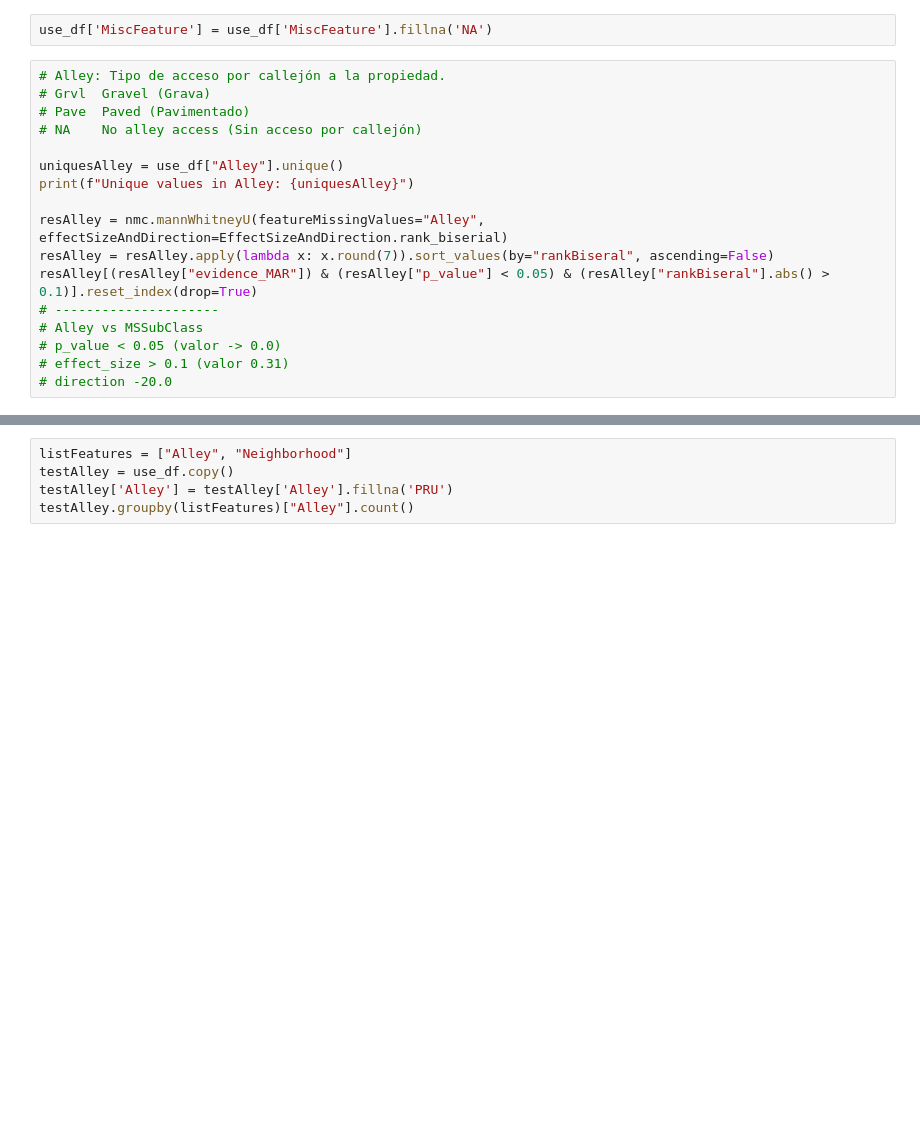
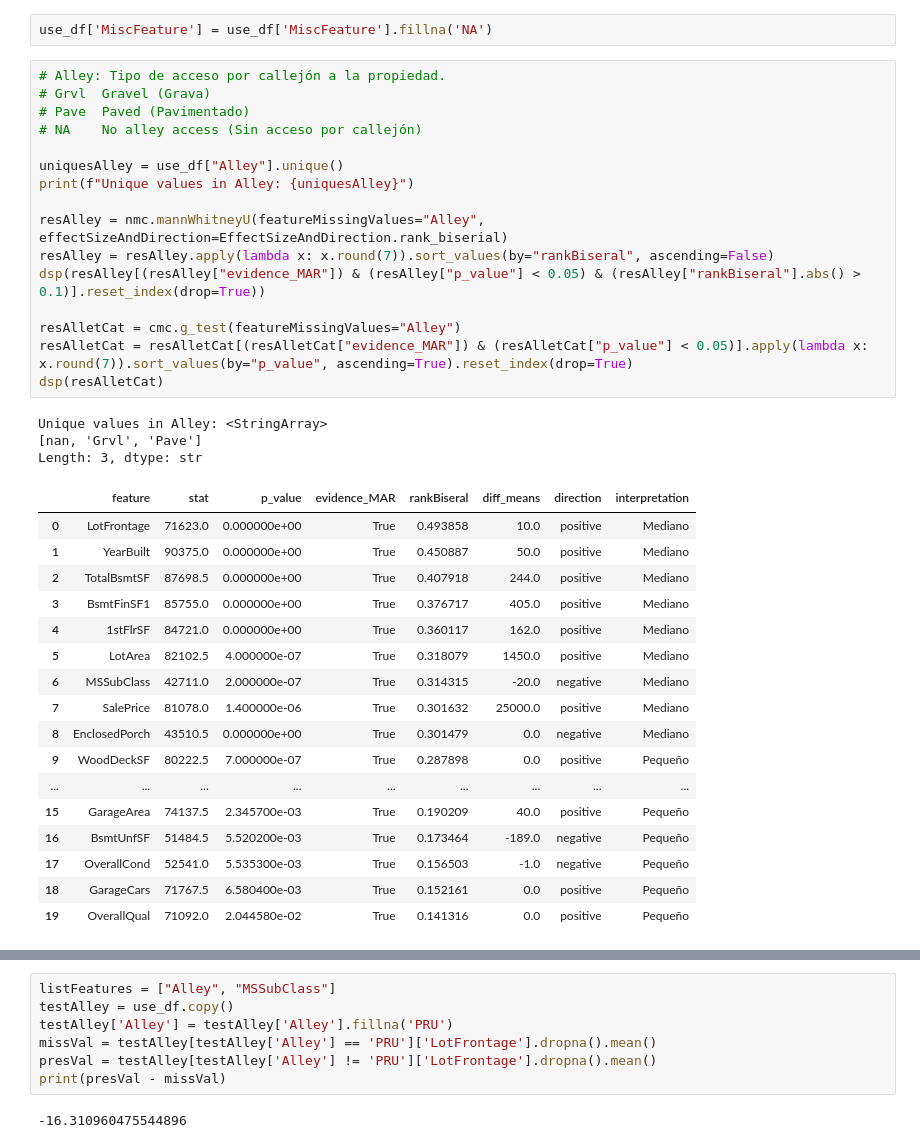
Before and after one commit to Albe036/ML-house-prices, a Jupyter notebook: notebooks_opt/missing_values.ipynb, the cells around one changed output, grey strips where cells are left out. Cells and saved outputs as stored; diff of their text form; blank space fills up the shorter version.

```diff
--- a/notebooks_opt/missing_values.ipynb
+++ b/notebooks_opt/missing_values.ipynb
@@ -82,17 +139,37 @@ use_df['MiscFeature'] = use_df['MiscFeature'].fillna('NA')
 # %%
 # Alley: Tipo de acceso por callejón a la propiedad.
 # Grvl	Gravel (Grava)
 # Pave	Paved (Pavimentado)
 # NA 	No alley access (Sin acceso por callejón)
 
 uniquesAlley = use_df["Alley"].unique()
 print(f"Unique values in Alley: {uniquesAlley}")
 
 resAlley = nmc.mannWhitneyU(featureMissingValues="Alley",  effectSizeAndDirection=EffectSizeAndDirection.rank_biserial)
 resAlley = resAlley.apply(lambda x: x.round(7)).sort_values(by="rankBiseral", ascending=False)
-resAlley[(resAlley["evidence_MAR"]) & (resAlley["p_value"] < 0.05) & (resAlley["rankBiseral"].abs() > 0.1)].reset_index(drop=True)
-# ---------------------
-# Alley vs MSSubClass
-# p_value < 0.05 (valor -> 0.0)
-# effect_size > 0.1 (valor 0.31)
-# direction -20.0
+dsp(resAlley[(resAlley["evidence_MAR"]) & (resAlley["p_value"] < 0.05) & (resAlley["rankBiseral"].abs() > 0.1)].reset_index(drop=True))
+
+resAlletCat = cmc.g_test(featureMissingValues="Alley")
+resAlletCat = resAlletCat[(resAlletCat["evidence_MAR"]) & (resAlletCat["p_value"] < 0.05)].apply(lambda x: x.round(7)).sort_values(by="p_value", ascending=True).reset_index(drop=True)
+dsp(resAlletCat)
+# %% [output]
+Unique values in Alley: <StringArray>
+[nan, 'Grvl', 'Pave']
+Length: 3, dtype: str
+|  | feature | stat | p_value | evidence_MAR | rankBiseral | diff_means | direction | interpretation |
+| 0 | LotFrontage | 71623.0 | 0.000000e+00 | True | 0.493858 | 10.0 | positive | Mediano |
+| 1 | YearBuilt | 90375.0 | 0.000000e+00 | True | 0.450887 | 50.0 | positive | Mediano |
+| 2 | TotalBsmtSF | 87698.5 | 0.000000e+00 | True | 0.407918 | 244.0 | positive | Mediano |
+| 3 | BsmtFinSF1 | 85755.0 | 0.000000e+00 | True | 0.376717 | 405.0 | positive | Mediano |
+| 4 | 1stFlrSF | 84721.0 | 0.000000e+00 | True | 0.360117 | 162.0 | positive | Mediano |
+| 5 | LotArea | 82102.5 | 4.000000e-07 | True | 0.318079 | 1450.0 | positive | Mediano |
+| 6 | MSSubClass | 42711.0 | 2.000000e-07 | True | 0.314315 | -20.0 | negative | Mediano |
+| 7 | SalePrice | 81078.0 | 1.400000e-06 | True | 0.301632 | 25000.0 | positive | Mediano |
+| 8 | EnclosedPorch | 43510.5 | 0.000000e+00 | True | 0.301479 | 0.0 | negative | Mediano |
+| 9 | WoodDeckSF | 80222.5 | 7.000000e-07 | True | 0.287898 | 0.0 | positive | Pequeño |
+| ... | ... | ... | ... | ... | ... | ... | ... | ... |
+| 15 | GarageArea | 74137.5 | 2.345700e-03 | True | 0.190209 | 40.0 | positive | Pequeño |
+| 16 | BsmtUnfSF | 51484.5 | 5.520200e-03 | True | 0.173464 | -189.0 | negative | Pequeño |
+| 17 | OverallCond | 52541.0 | 5.535300e-03 | True | 0.156503 | -1.0 | negative | Pequeño |
+| 18 | GarageCars | 71767.5 | 6.580400e-03 | True | 0.152161 | 0.0 | positive | Pequeño |
+| 19 | OverallQual | 71092.0 | 2.044580e-02 | True | 0.141316 | 0.0 | positive | Pequeño |
@@ -99,5 +193,9 @@ resAlley[(resAlley["evidence_MAR"]) & (resAlley["p_value"] < 0.05) & (resAlley["
 # %%
-listFeatures = ["Alley", "Neighborhood"]
+listFeatures = ["Alley", "MSSubClass"]
 testAlley = use_df.copy()
 testAlley['Alley'] = testAlley['Alley'].fillna('PRU')
-testAlley.groupby(listFeatures)["Alley"].count()
+missVal = testAlley[testAlley['Alley'] == 'PRU']['LotFrontage'].dropna().mean()
+presVal = testAlley[testAlley['Alley'] != 'PRU']['LotFrontage'].dropna().mean()
+print(presVal - missVal)
+# %% [output]
+-16.310960475544896
```
Also changed, not shown: parts of 4 cells of this notebook, 3 other files.
